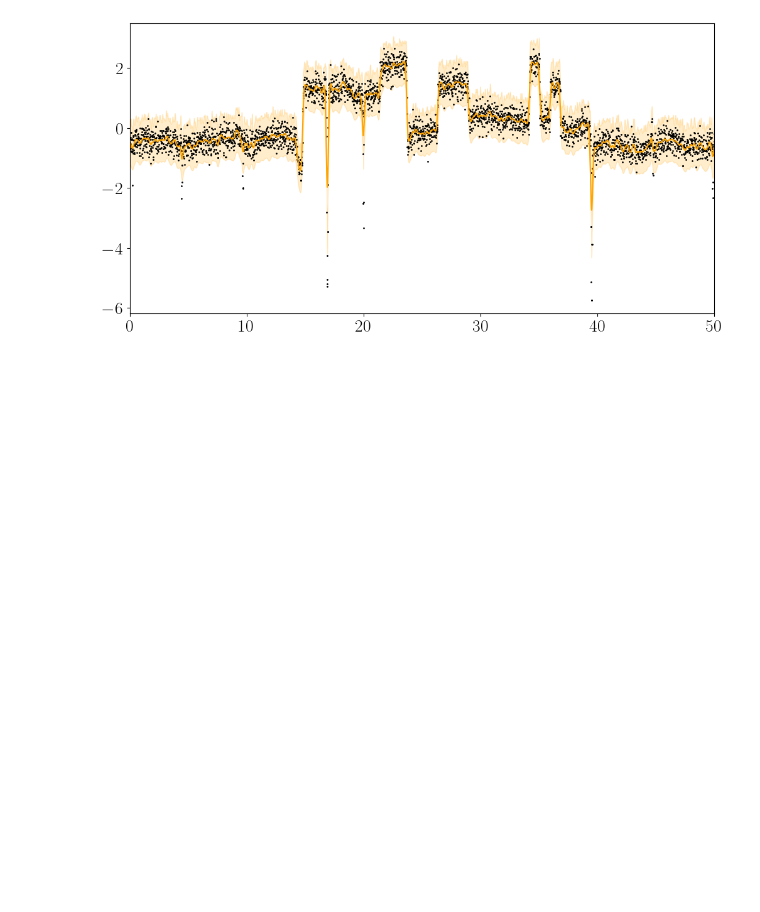
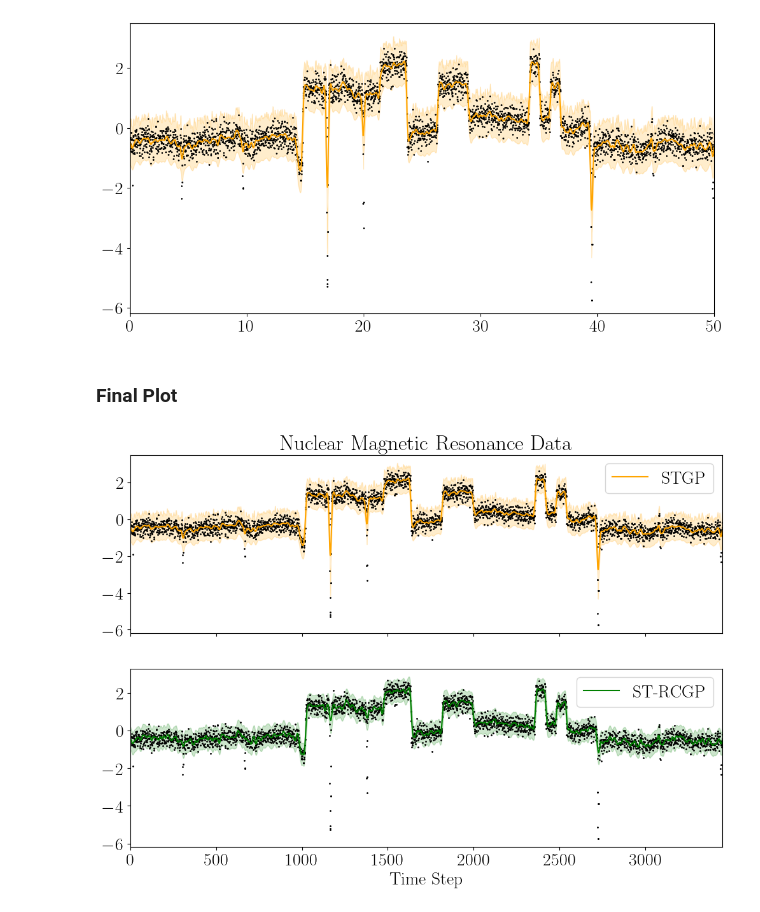
Before and after one commit to williamlaplante/ST-RCGP, a Jupyter notebook: experiments/well-log-data/temporal-rcgp-fit.ipynb, the cells around one changed output. Cells and saved outputs as stored; diff of their text form; code cells hidden in the pictures; blank space fills up the shorter version.

Commit message:
added plot image

```diff
--- a/experiments/well-log-data/temporal-rcgp-fit.ipynb
+++ b/experiments/well-log-data/temporal-rcgp-fit.ipynb
@@ -208,3 +208,26 @@ plt.xlim(times[0], times[-1])
 # %% [output]
 (0.0, 50.0)
 [figure]
+# %% [markdown]
+### Final Plot
+# %%
+fig, axs = plt.subplots(2, 1, sharex=True, figsize=(12,8))
+x = np.arange(len(pred_rtgp))
+
+for i in range(2): axs[i].plot(x, data, '.', color='black', markersize=2)
+
+axs[0].plot(x, pred_stgp_improved, '-', color='orange', label='STGP')
+axs[0].fill_between(x, pred_stgp_improved.flatten() - 3 * std_stgp_improved, pred_stgp.flatten() + 3 * std_stgp_improved, color='orange', alpha=0.2)
+axs[0].legend()
+
+axs[1].plot(x, pred_rtgp, color='green', label="ST-RCGP")
+axs[1].fill_between(x, pred_rtgp.flatten() - 3 * std_rtgp, pred_rtgp.flatten() + 3 * std_rtgp, color='green', alpha=0.2)
+axs[1].legend()
+
+axs[0].set_xlim(x[0], x[-1])
+axs[1].set_xlabel("Time Step")
+
+axs[0].set_title("Nuclear Magnetic Resonance Data")
+#plt.savefig("./NMR-data-fit.pdf", format='pdf', bbox_inches='tight')
+# %% [output]
+[figure, added]
```
Also changed, not shown: parts of 1 cell of this notebook, 1 other file.
